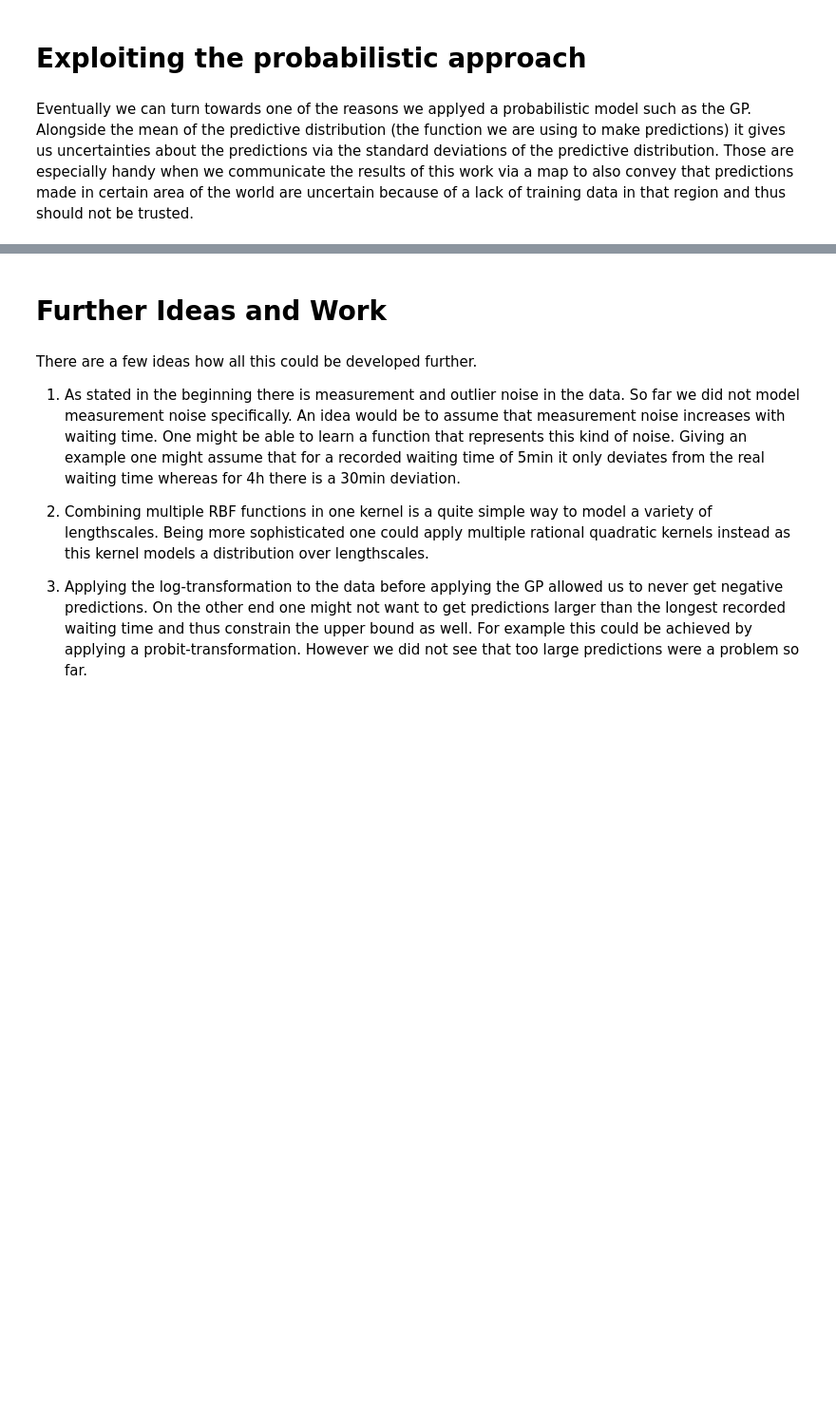
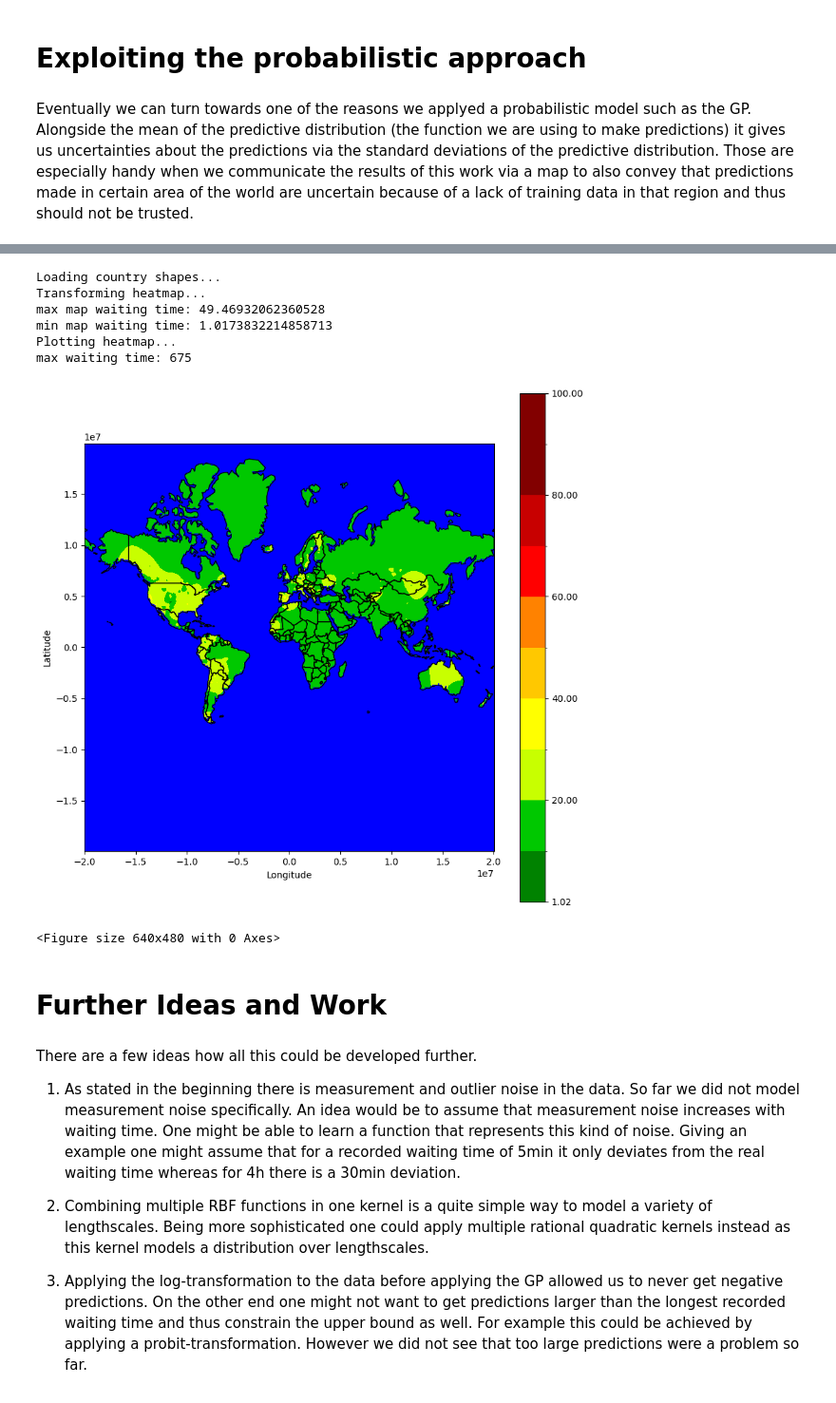
Before and after one commit to Hitchwiki/hitchmap-data, a Jupyter notebook: visualization/predictors/heatchmap.ipynb, the cells around one changed output, grey strips where cells are left out. Shown at 95% size. Cells and saved outputs as stored; diff of their text form; code cells hidden in the pictures; blank space fills up the shorter version.

```diff
--- a/visualization/predictors/heatchmap.ipynb
+++ b/visualization/predictors/heatchmap.ipynb
@@ -588,3 +600,14 @@ NameError: name 'stop' is not defined
+# %%
+map_from_model(gpr, region='world', verbose=True)
+# %% [output]
+Loading country shapes...
+Transforming heatmap...
+max map waiting time: 49.46932062360528
+min map waiting time: 1.0173832214858713
+Plotting heatmap...
+max waiting time: 675
+[figure, added]
+<Figure size 640x480 with 0 Axes>
 # %% [markdown]
 # Further Ideas and Work
 # %% [markdown]
```
Also changed, not shown: parts of 19 cells of this notebook, 7 other files.
